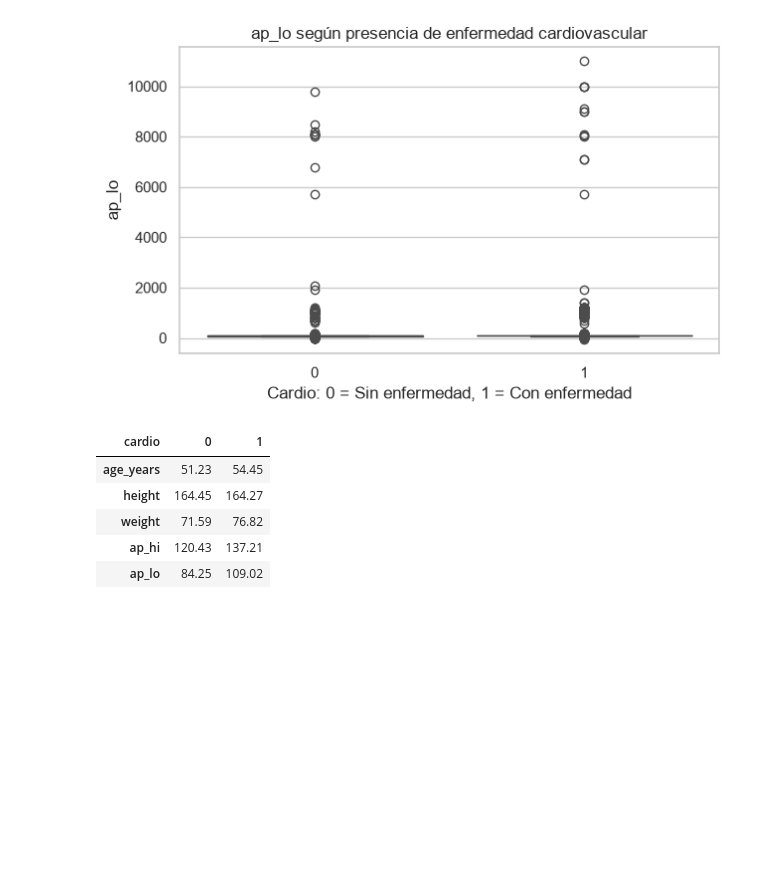
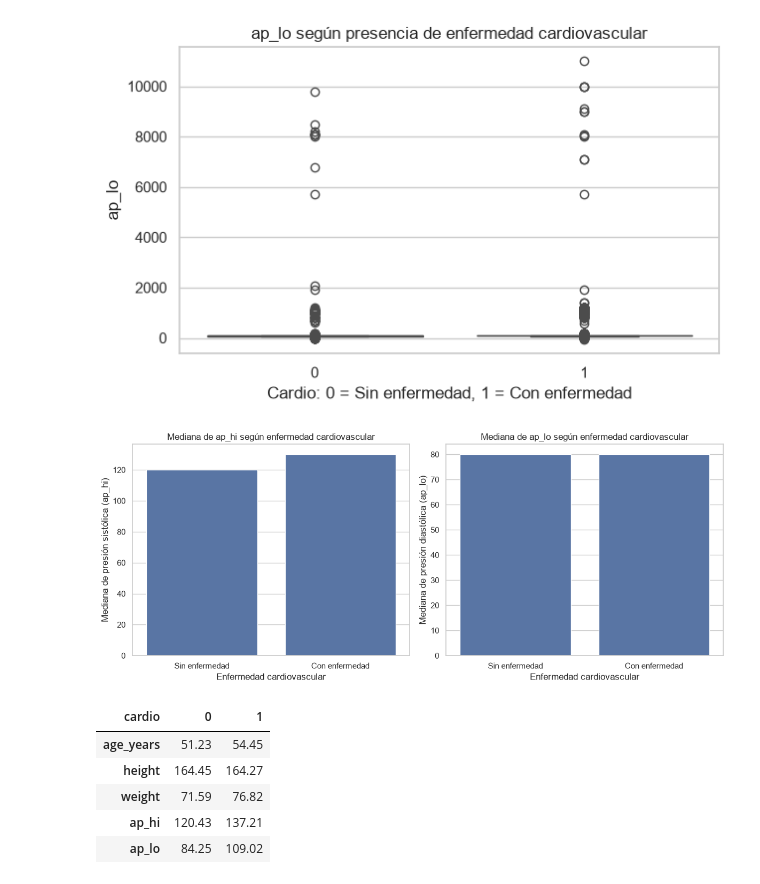
Before and after one commit to anaaacg/cardio, a Jupyter notebook: Analisis_exploratorio_EDA.ipynb, the cells around one changed output. Saved outputs shown, nothing was run; the diff lists cells and outputs as text; code cells hidden in the pictures; blank space fills up the shorter version.

```diff
--- a/Analisis_exploratorio_EDA.ipynb
+++ b/Analisis_exploratorio_EDA.ipynb
@@ -543,6 +539,46 @@ for col in numeric_vars:
 [figure]
 [figure]
 [figure]
+# %%
+import matplotlib.pyplot as plt
+import seaborn as sns
+import numpy as np
+
+# Relación entre presión arterial y enfermedad cardiovascular usando barras con mediana
+plt.figure(figsize=(12, 5))
+
+# ap_hi
+plt.subplot(1, 2, 1)
+sns.barplot(
+    data=df,
+    x='cardio',
+    y='ap_hi',
+    estimator=np.median,
+    errorbar=None
+)
+plt.title('Mediana de ap_hi según enfermedad cardiovascular')
+plt.xlabel('Enfermedad cardiovascular')
+plt.ylabel('Mediana de presión sistólica (ap_hi)')
+plt.xticks([0, 1], ['Sin enfermedad', 'Con enfermedad'])
+
+# ap_lo
+plt.subplot(1, 2, 2)
+sns.barplot(
+    data=df,
+    x='cardio',
+    y='ap_lo',
+    estimator=np.median,
+    errorbar=None
+)
+plt.title('Mediana de ap_lo según enfermedad cardiovascular')
+plt.xlabel('Enfermedad cardiovascular')
+plt.ylabel('Mediana de presión diastólica (ap_lo)')
+plt.xticks([0, 1], ['Sin enfermedad', 'Con enfermedad'])
+
+plt.tight_layout()
+plt.show()
+# %% [output]
+[figure, added]
 # %%
 # Promedio de variables numéricas agrupadas por cardio
 df_eda.groupby("cardio")[numeric_vars].mean().T
```
Also changed, not shown: parts of 1 cell of this notebook.
